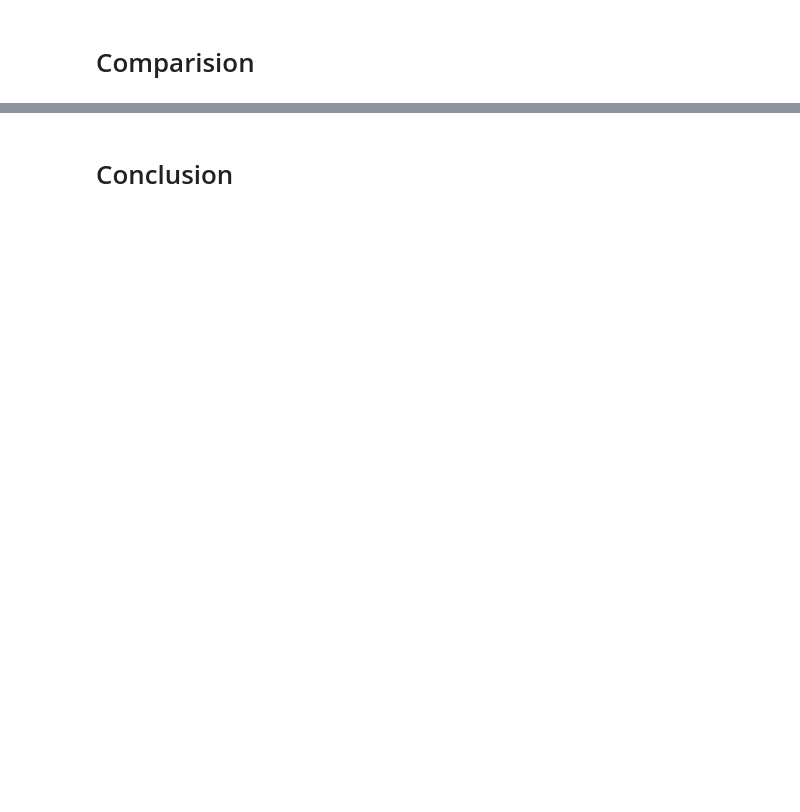
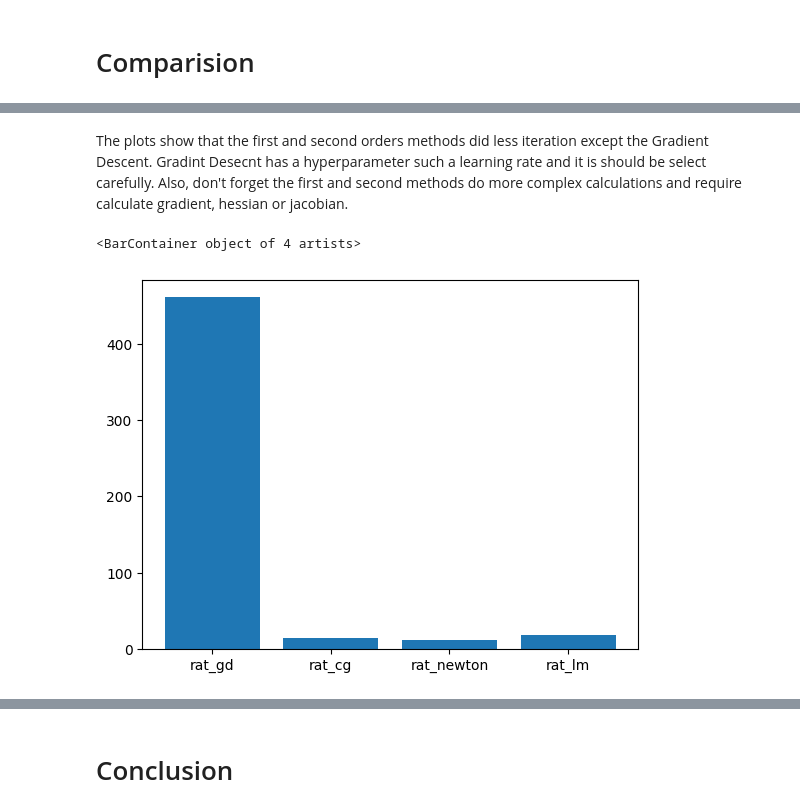
Before and after one commit to abrleva8/ITMO_algorithms, a Jupyter notebook: task_3_Abramian.ipynb, the cells around one changed output, grey strips where cells are left out. Drawn from its saved outputs; the diff is of its cells as text; code cells hidden in the pictures; blank space fills up the shorter version.

```diff
--- a/task_3_Abramian.ipynb
+++ b/task_3_Abramian.ipynb
@@ -516,3 +508,19 @@ plt.bar(d_lin.keys(), d_lin.values());
+# %% [markdown]
+The plots show that the first and second orders methods did less iteration except the Gradient Descent. Gradint Desecnt has a hyperparameter such a learning rate and it is should be select carefully. Also, don't forget the first and second methods do more complex calculations and require calculate gradient, hessian or jacobian.
+# %%
+d_rational = {
+    'rat_gd': len(list_rational_params_gd),
+    'rat_cg': len(rational_cg_params.allvecs),
+    'rat_newton': len(rational_newton_params.allvecs),
+    'rat_lm': rational_lm_params.nfev,
+    # 'rat_md': len(linear_neldermead_params.allvecs),
+    # 'rat_exh': interation_exs_2
+    # 'rat_gauss': interation_gauss_2
+}
+plt.bar(d_rational.keys(), d_rational.values())
+# %% [output]
+<BarContainer object of 4 artists>
+[figure, added]
 # %%
 d_rational = {
     'rat_gd': len(list_rational_params_gd),
```
Also changed, not shown: parts of 32 cells of this notebook.
